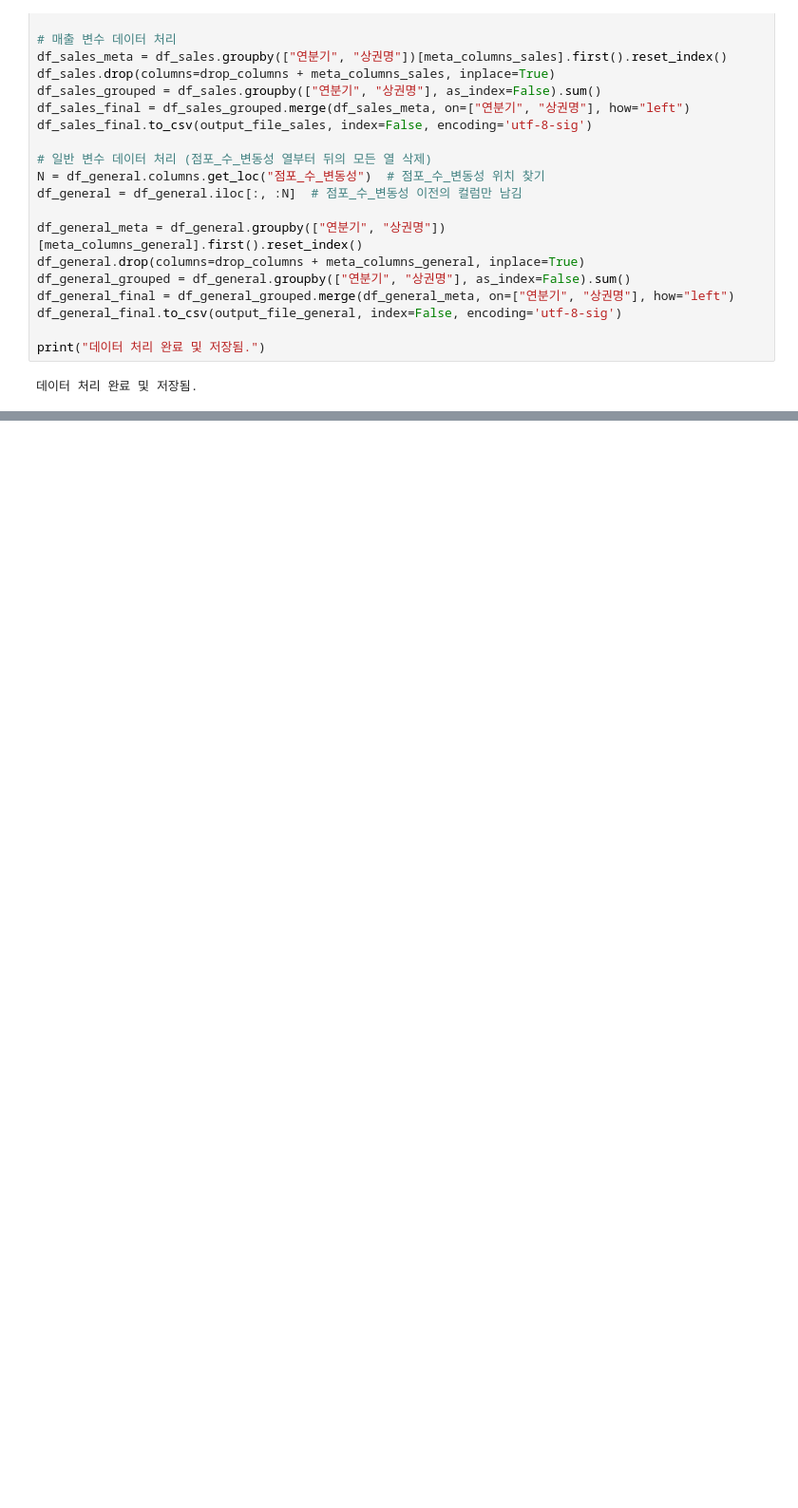
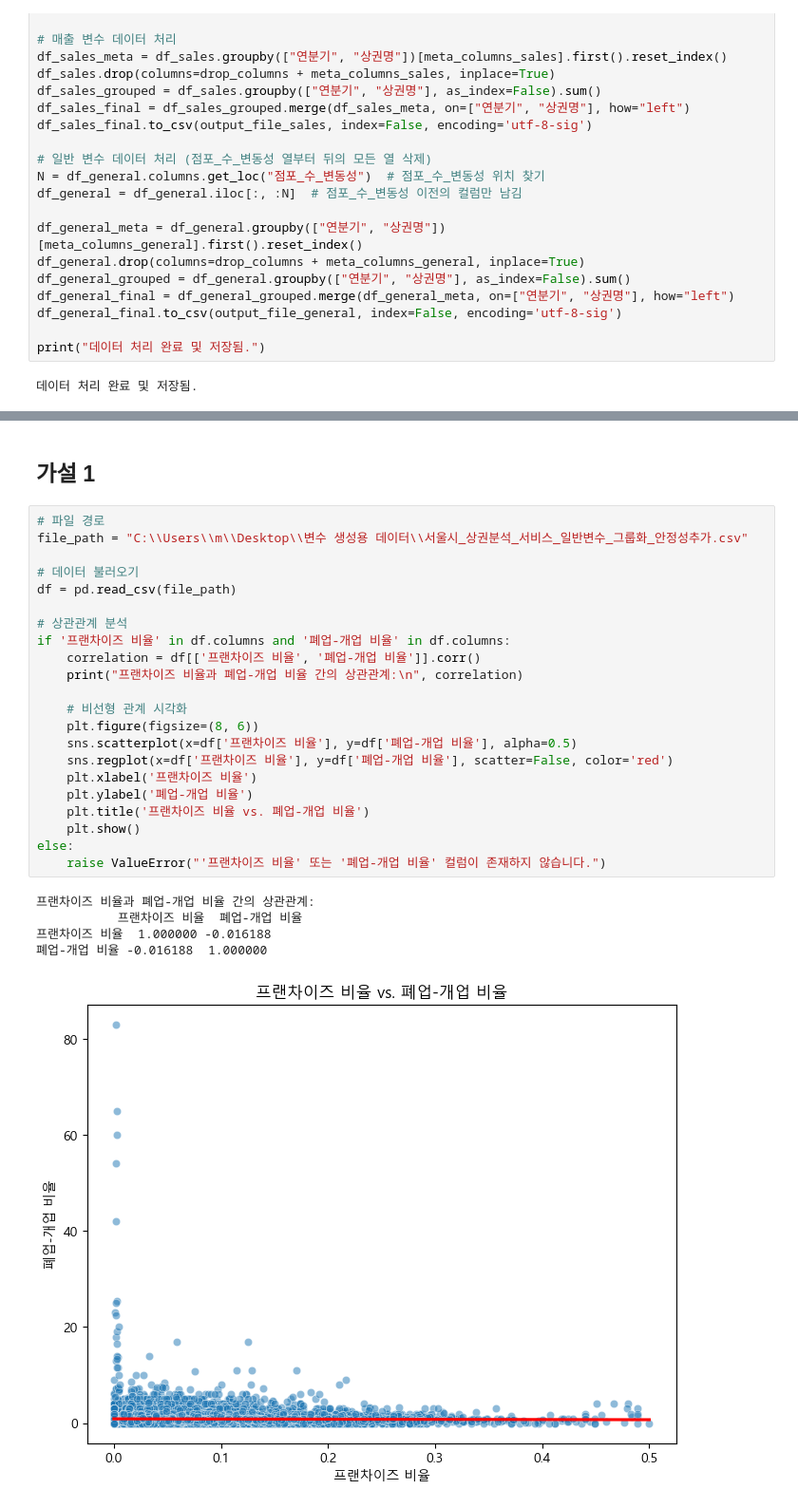
Before and after one commit to medici-bda10-sda/sda.final.project, a Jupyter notebook: 2025-02-20.ipynb, the cells around one changed output, grey strips where cells are left out. Shown at 95% size. Drawn from its saved outputs; the diff is of its cells as text; blank space fills up the shorter version.

```diff
--- a/2025-02-20.ipynb
+++ b/2025-02-20.ipynb
@@ -47,0 +359,30 @@ print("데이터 처리 완료 및 저장됨.")
+# %% [markdown]
+## 가설 1
+# %%
+# 파일 경로
+file_path = "C:\\Users\\m\\Desktop\\변수 생성용 데이터\\서울시_상권분석_서비스_일반변수_그룹화_안정성추가.csv"
+
+# 데이터 불러오기
+df = pd.read_csv(file_path)
+
+# 상관관계 분석
+if '프랜차이즈 비율' in df.columns and '폐업-개업 비율' in df.columns:
+    correlation = df[['프랜차이즈 비율', '폐업-개업 비율']].corr()
+    print("프랜차이즈 비율과 폐업-개업 비율 간의 상관관계:\n", correlation)
+
+    # 비선형 관계 시각화
+    plt.figure(figsize=(8, 6))
+    sns.scatterplot(x=df['프랜차이즈 비율'], y=df['폐업-개업 비율'], alpha=0.5)
+    sns.regplot(x=df['프랜차이즈 비율'], y=df['폐업-개업 비율'], scatter=False, color='red')
+    plt.xlabel('프랜차이즈 비율')
+    plt.ylabel('폐업-개업 비율')
+    plt.title('프랜차이즈 비율 vs. 폐업-개업 비율')
+    plt.show()
+else:
+    raise ValueError("'프랜차이즈 비율' 또는 '폐업-개업 비율' 컬럼이 존재하지 않습니다.")
+# %% [output]
+프랜차이즈 비율과 폐업-개업 비율 간의 상관관계:
+           프랜차이즈 비율  폐업-개업 비율
+프랜차이즈 비율  1.000000 -0.016188
+폐업-개업 비율 -0.016188  1.000000
+[figure, added]
```
Also changed, not shown: parts of 17 cells of this notebook.
